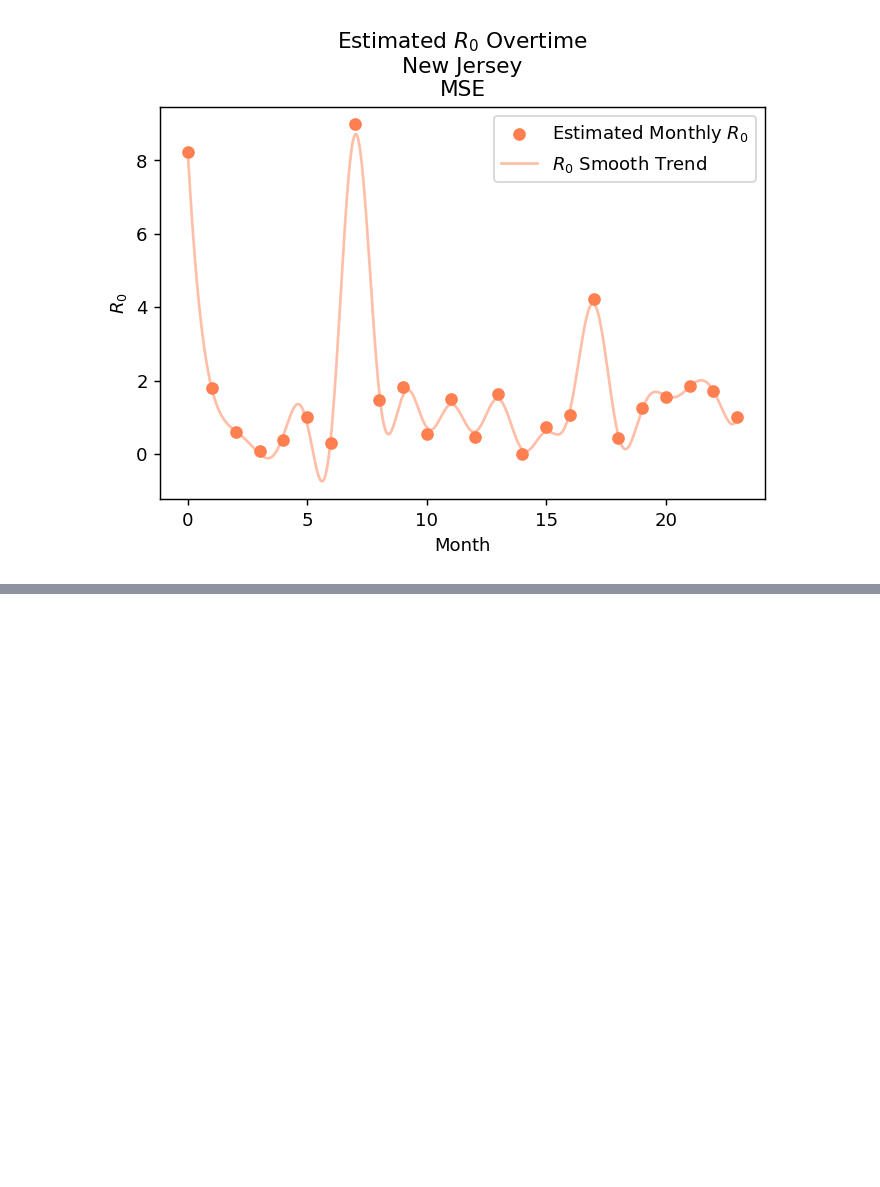
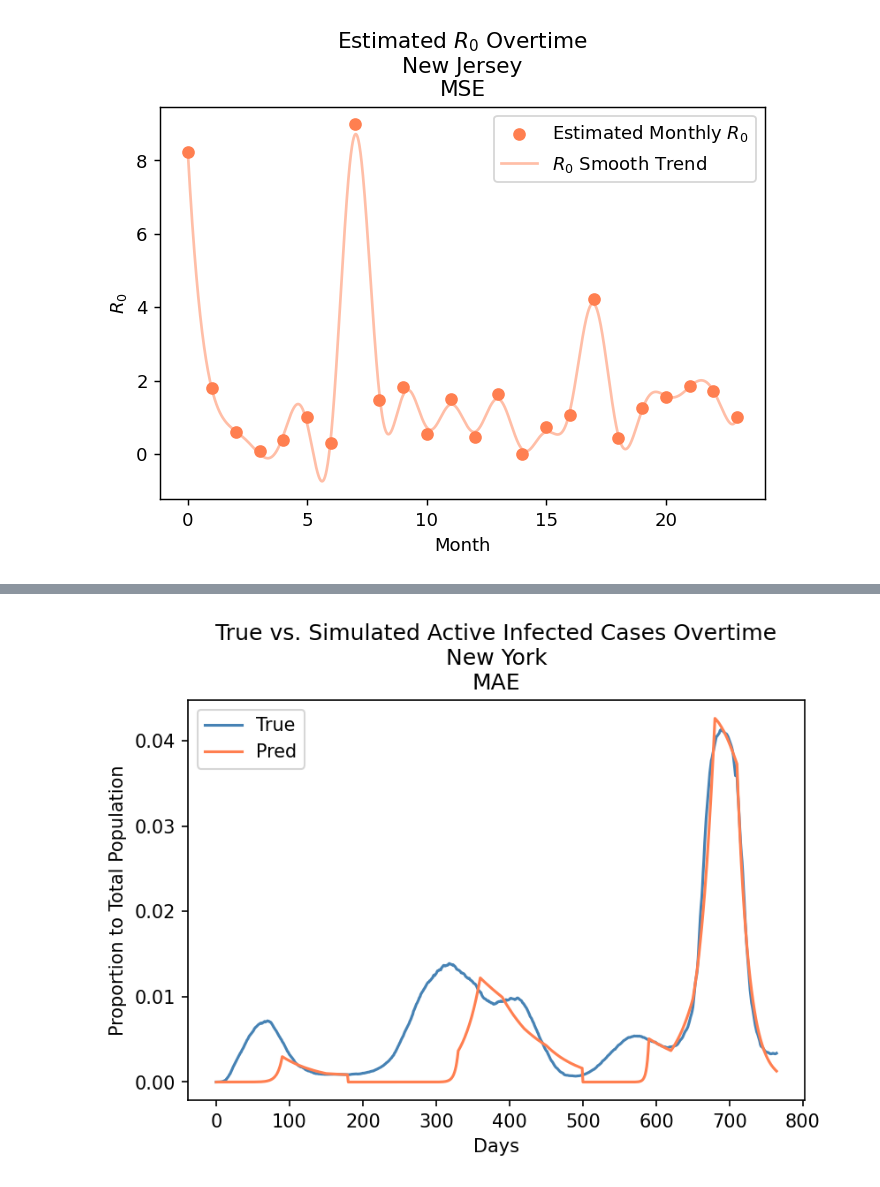
Before and after one commit to cywujeremy/dabp-pandemic-simulation, a Jupyter notebook: nbs/SIR_param_estimation.ipynb, the cells around one changed output, grey strips where cells are left out. Cells and saved outputs as stored; diff of their text form; code cells hidden in the pictures; blank space fills up the shorter version.

```diff
--- a/nbs/SIR_param_estimation.ipynb
+++ b/nbs/SIR_param_estimation.ipynb
@@ -249,0 +252,23 @@ plt.show()
+# %%
+# NY Period 0
+est_param0 = np.concatenate((np.random.normal(1, 1, size=(time_period[0]//30,)), np.random.normal(0.05, 0.05, size=(1,))))
+optimzer_mae_ny0 = optimize.minimize(loss_func,
+                                     est_param0,
+                                     args=(NY_data[:time_period[0]], time_period[0], mean_absolute_error, "NY"),
+                                     method='Nelder-Mead', options={'maxiter':5000, 'disp':True})
+optimzer_mse_ny0 = optimize.minimize(loss_func,
+                                     est_param0,
+                                     args=(NY_data[:time_period[0]], time_period[0], mean_squared_error, "NY"),
+                                     method='Nelder-Mead', options={'maxiter':5000, 'disp':True})
+
+est_param_mae_ny0 = np.abs(optimzer_mae_ny0.x)
+est_r0_mae_ny0 = est_param_mae_ny0[:-1]
+est_gamma = est_param_mae_ny0[-1]
+S_ny0_mae, I_ny0_mae, R_ny0_mae = loss_func(est_param_mae_ny0, NY_data[:time_period[0]], time_period[0],
+                             mean_absolute_error, 'NY', False, True)
+
+est_param_mse_ny0 = np.abs(optimzer_mse_ny0.x)
+est_r0_mse_ny0 = est_param_mse_ny0[:-1]
+est_gamma = est_param_mse_ny0[-1]
+S_ny0_mse, I_ny0_mse, R_ny0_mse = loss_func(est_param_mse_ny0, NY_data[:time_period[0]], time_period[0],
+                             mean_squared_error, 'NY', False, True)
@@ -249,0 +358,21 @@ plt.show()
+# %%
+S_ny_mae = np.concatenate((S_ny0_mae, S_ny1_mae, S_ny2_mae))
+I_ny_mae = np.concatenate((I_ny0_mae, I_ny1_mae, I_ny2_mae))
+R_ny_mae = np.concatenate((R_ny0_mae, R_ny1_mae, R_ny2_mae))
+est_r0_ny_mae = np.concatenate((est_r0_mae_ny0, est_r0_mae_ny1, est_r0_mae_ny2))
+
+S_ny_mse = np.concatenate((S_ny0_mse, S_ny1_mse, S_ny2_mse))
+I_ny_mse = np.concatenate((I_ny0_mse, I_ny1_mse, I_ny2_mse))
+R_ny_mse = np.concatenate((R_ny0_mse, R_ny1_mse, R_ny2_mse))
+est_r0_ny_mse = np.concatenate((est_r0_mse_ny0, est_r0_mse_ny1, est_r0_mse_ny2))
+# %%
+fig, ax = plt.subplots(dpi=150)
+ax.plot(range(len(I_ny_mse)), NY_data[:-1], label="True", color='steelblue', alpha=1)
+ax.plot(range(len(I_ny_mae)), I_ny_mae / N_NY, label="Pred", color='coral')
+plt.xlabel("Days")
+plt.ylabel("Proportion to Total Population")
+plt.title("True vs. Simulated Active Infected Cases Overtime\nNew York\nMAE")
+plt.legend()
+plt.show()
+# %% [output]
+[figure, added]
```
Also changed, not shown: parts of 14 cells of this notebook.
